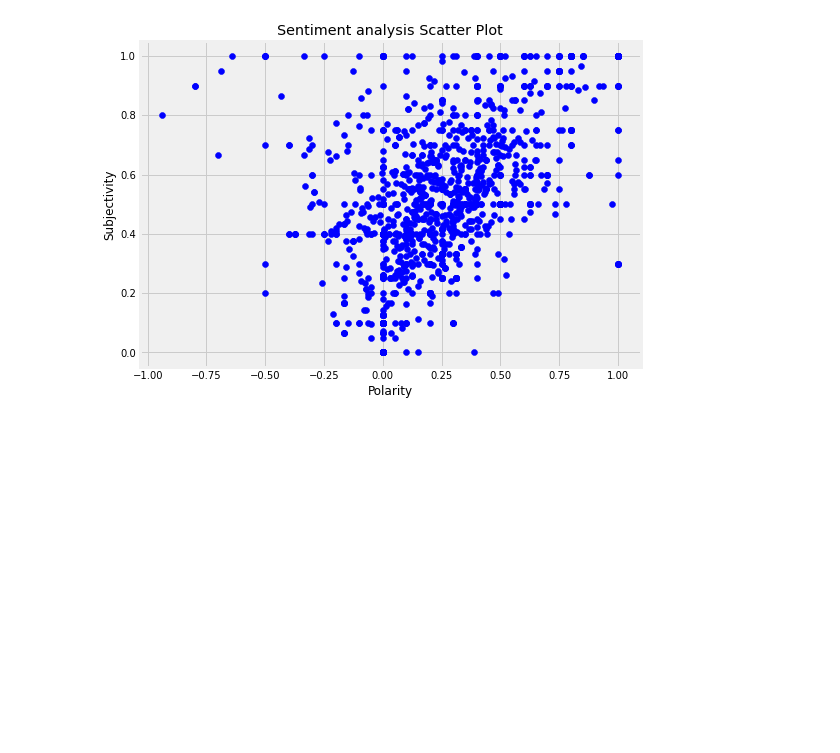
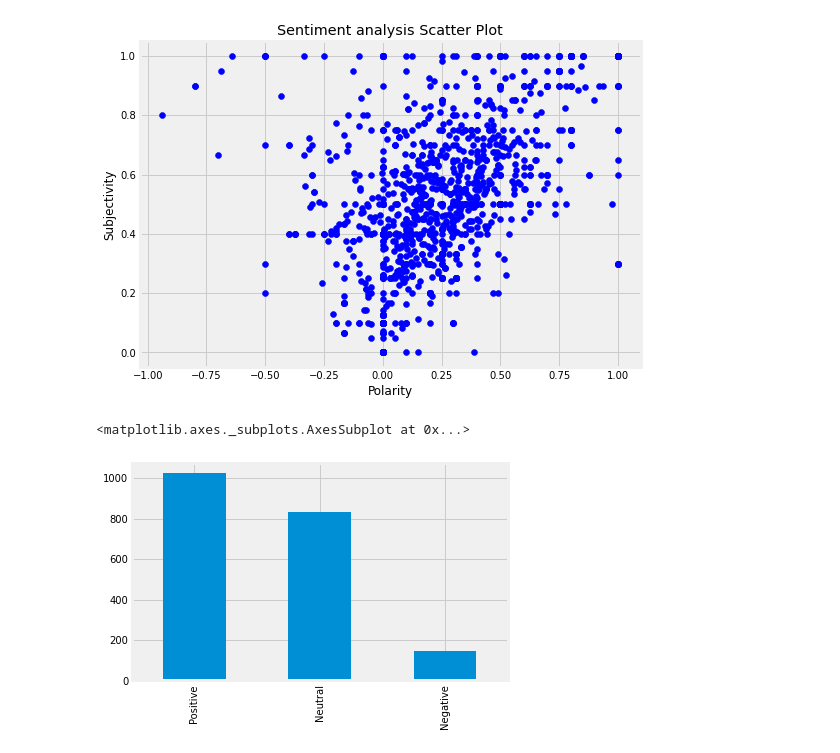
Before and after one commit to heyrobin/Python, a Jupyter notebook: Sentiment Analysis/Cardano_Sentiment_analysis.ipynb, the cells around one changed output. Cells and saved outputs as stored; diff of their text form; code cells hidden in the pictures; blank space fills up the shorter version.

```diff
--- a/Sentiment Analysis/Cardano_Sentiment_analysis.ipynb
+++ b/Sentiment Analysis/Cardano_Sentiment_analysis.ipynb
@@ -159,3 +159,9 @@ plt.ylabel('Subjectivity')
 plt.show()
 # %% [output]
 [figure]
+# %%
+#Create a bar chart to show the count of positive, negative and neutral sentiment in the market
+df['Sentiment'].value_counts().plot(kind='bar')
+# %% [output]
+<matplotlib.axes._subplots.AxesSubplot at 0x...>
+[figure, added]
```
